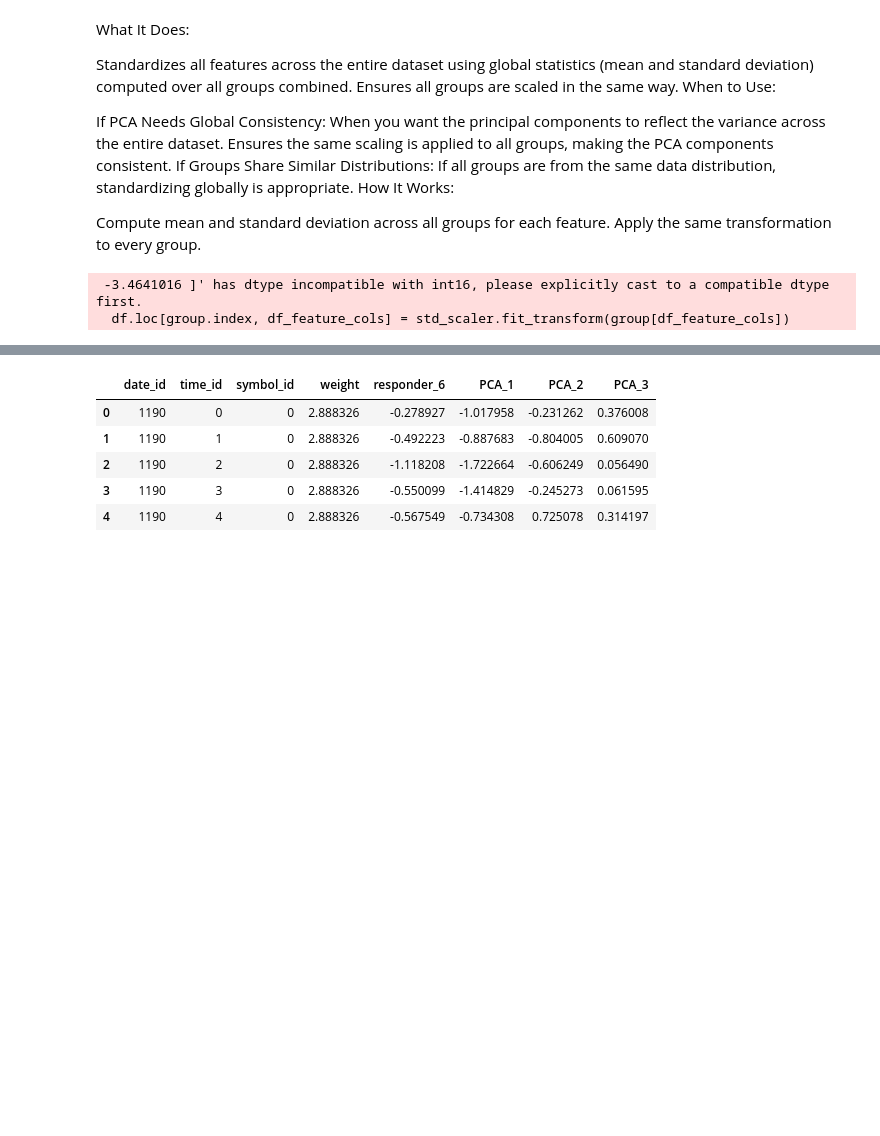
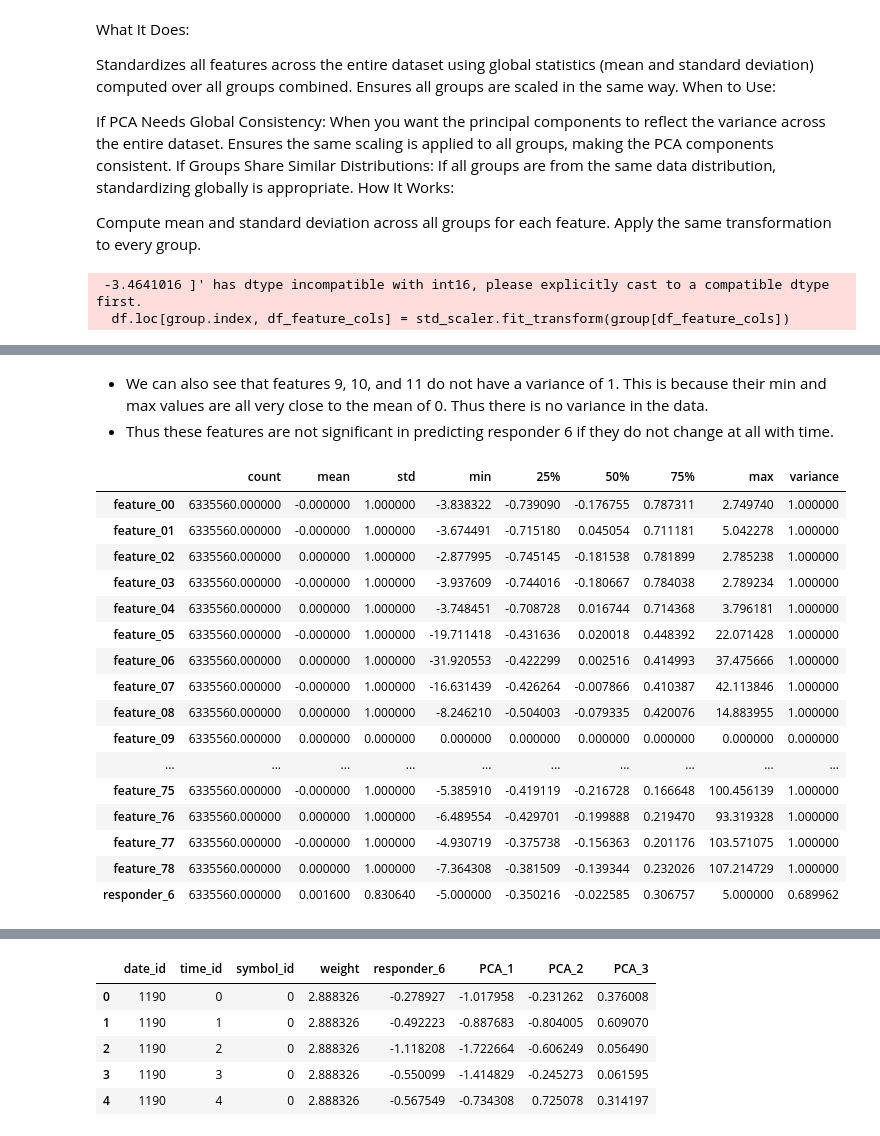
Before and after one commit to nkenny160/ecen-520-final-project, a Jupyter notebook: Jane_Street_Merge.ipynb, the cells around one changed output, grey strips where cells are left out. Saved outputs shown, nothing was run; the diff lists cells and outputs as text; code cells hidden in the pictures; blank space fills up the shorter version.

```diff
--- a/Jane_Street_Merge.ipynb
+++ b/Jane_Street_Merge.ipynb
@@ -362,0 +348,28 @@ for symbol_id, group in df.groupby('symbol_id'):
+# %% [markdown]
+* We can also see that features 9, 10, and 11 do not have a variance of 1. This is because their min and max values are all very close to the mean of 0. Thus there is no variance in the data.
+* Thus these features are not significant in predicting responder 6 if they do not change at all with time.
+# %%
+variances = df.drop(['date_id', 'time_id', 'symbol_id', 'weight'], axis=1).var()
+summary = df.describe().drop(['date_id', 'time_id', 'symbol_id', 'weight'], axis=1).T
+summary['variance'] = variances
+
+with pd.option_context('display.max_rows', None, 'display.max_columns', None):
+    display(summary.style.background_gradient(cmap='coolwarm'))
+# %% [output]
+|  | count | mean | std | min | 25% | 50% | 75% | max | variance |
+| feature_00 | 6335560.000000 | -0.000000 | 1.000000 | -3.838322 | -0.739090 | -0.176755 | 0.787311 | 2.749740 | 1.000000 |
+| feature_01 | 6335560.000000 | -0.000000 | 1.000000 | -3.674491 | -0.715180 | 0.045054 | 0.711181 | 5.042278 | 1.000000 |
+| feature_02 | 6335560.000000 | 0.000000 | 1.000000 | -2.877995 | -0.745145 | -0.181538 | 0.781899 | 2.785238 | 1.000000 |
+| feature_03 | 6335560.000000 | -0.000000 | 1.000000 | -3.937609 | -0.744016 | -0.180667 | 0.784038 | 2.789234 | 1.000000 |
+| feature_04 | 6335560.000000 | 0.000000 | 1.000000 | -3.748451 | -0.708728 | 0.016744 | 0.714368 | 3.796181 | 1.000000 |
+| feature_05 | 6335560.000000 | -0.000000 | 1.000000 | -19.711418 | -0.431636 | 0.020018 | 0.448392 | 22.071428 | 1.000000 |
+| feature_06 | 6335560.000000 | 0.000000 | 1.000000 | -31.920553 | -0.422299 | 0.002516 | 0.414993 | 37.475666 | 1.000000 |
+| feature_07 | 6335560.000000 | -0.000000 | 1.000000 | -16.631439 | -0.426264 | -0.007866 | 0.410387 | 42.113846 | 1.000000 |
+| feature_08 | 6335560.000000 | 0.000000 | 1.000000 | -8.246210 | -0.504003 | -0.079335 | 0.420076 | 14.883955 | 1.000000 |
+| feature_09 | 6335560.000000 | 0.000000 | 0.000000 | 0.000000 | 0.000000 | 0.000000 | 0.000000 | 0.000000 | 0.000000 |
+| ... | ... | ... | ... | ... | ... | ... | ... | ... | ... |
+| feature_75 | 6335560.000000 | -0.000000 | 1.000000 | -5.385910 | -0.419119 | -0.216728 | 0.166648 | 100.456139 | 1.000000 |
+| feature_76 | 6335560.000000 | 0.000000 | 1.000000 | -6.489554 | -0.429701 | -0.199888 | 0.219470 | 93.319328 | 1.000000 |
+| feature_77 | 6335560.000000 | -0.000000 | 1.000000 | -4.930719 | -0.375738 | -0.156363 | 0.201176 | 103.571075 | 1.000000 |
+| feature_78 | 6335560.000000 | 0.000000 | 1.000000 | -7.364308 | -0.381509 | -0.139344 | 0.232026 | 107.214729 | 1.000000 |
+| responder_6 | 6335560.000000 | 0.001600 | 0.830640 | -5.000000 | -0.350216 | -0.022585 | 0.306757 | 5.000000 | 0.689962 |
```
Also changed, not shown: parts of 9 cells of this notebook.
